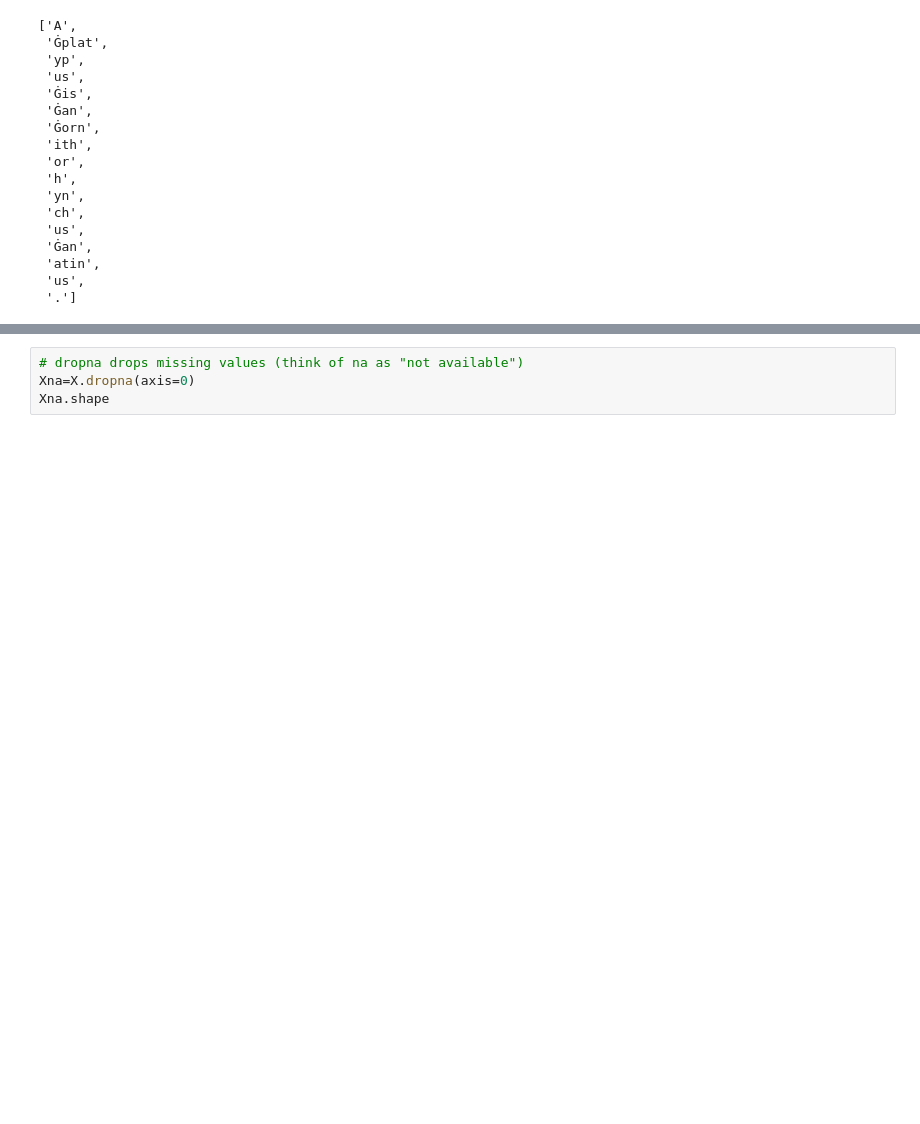
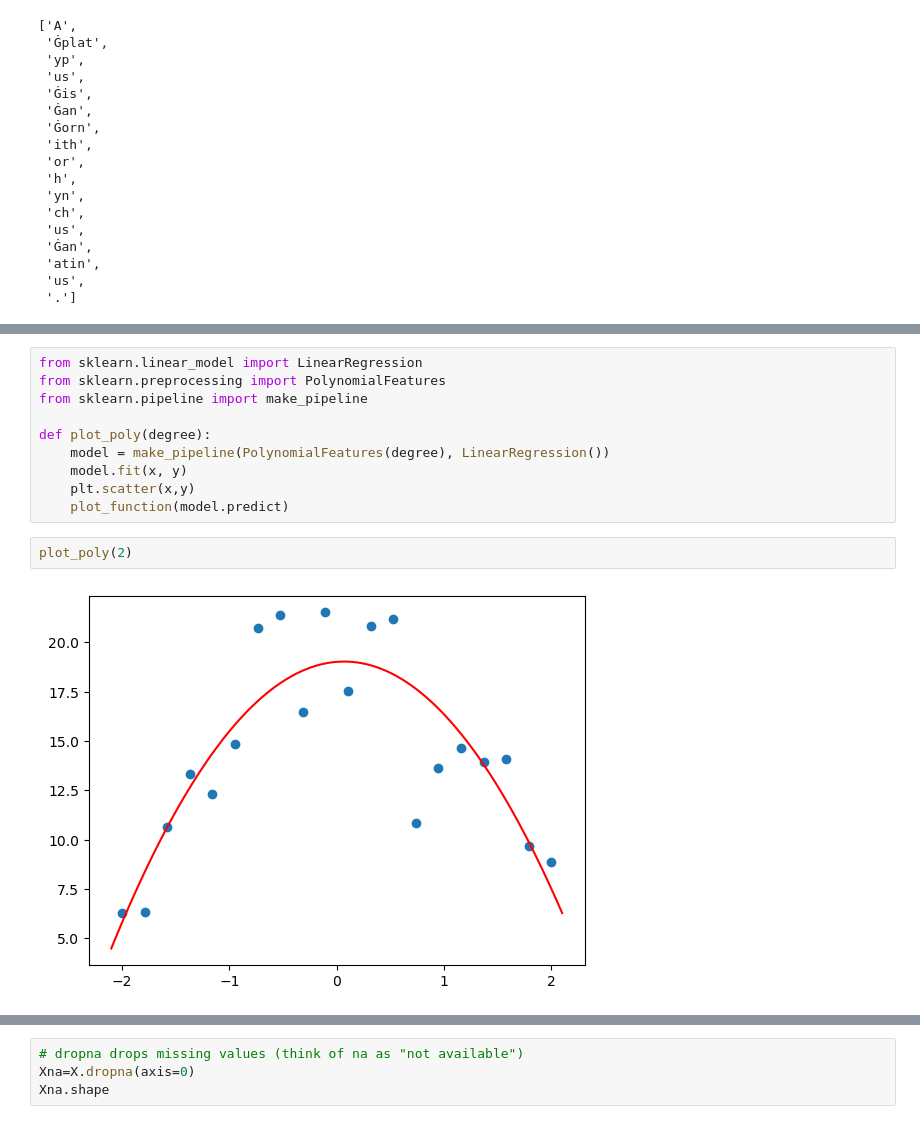
Before and after one commit to imran2part/TrainingNLP, a Jupyter notebook: NLPgym.ipynb, the cells around one changed output, grey strips where cells are left out. Drawn from its saved outputs; the diff is of its cells as text; blank space fills up the shorter version.

```diff
--- a/NLPgym.ipynb
+++ b/NLPgym.ipynb
@@ -149,0 +217,14 @@ Index(['premise', 'hypothesis', 'lang_abv', 'language'], dtype='object')
+# %%
+from sklearn.linear_model import LinearRegression
+from sklearn.preprocessing import PolynomialFeatures
+from sklearn.pipeline import make_pipeline
+
+def plot_poly(degree):
+    model = make_pipeline(PolynomialFeatures(degree), LinearRegression())
+    model.fit(x, y)
+    plt.scatter(x,y)
+    plot_function(model.predict)
+# %%
+plot_poly(2)
+# %% [output]
+[figure, added]
```
Also changed, not shown: parts of 17 cells of this notebook.
